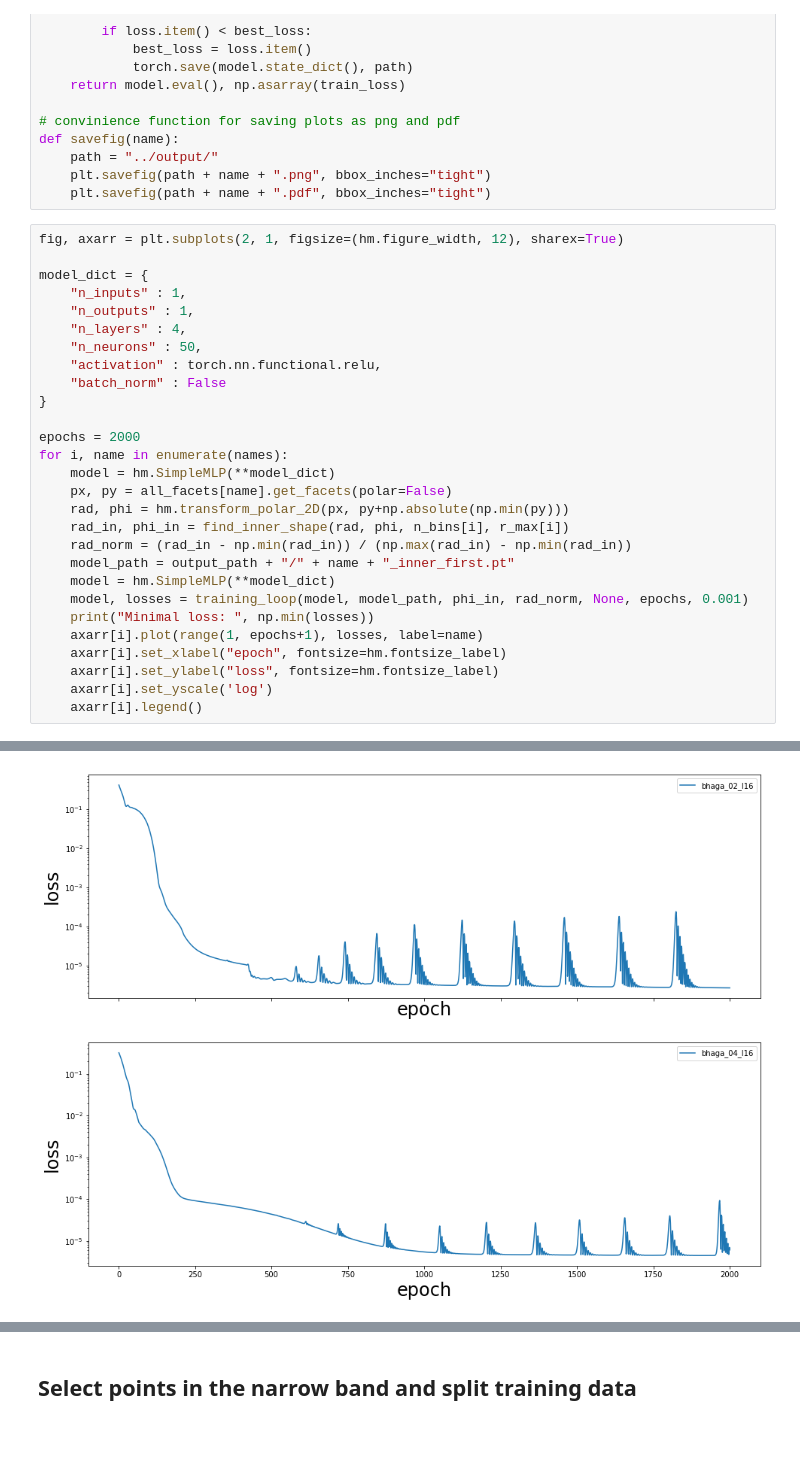
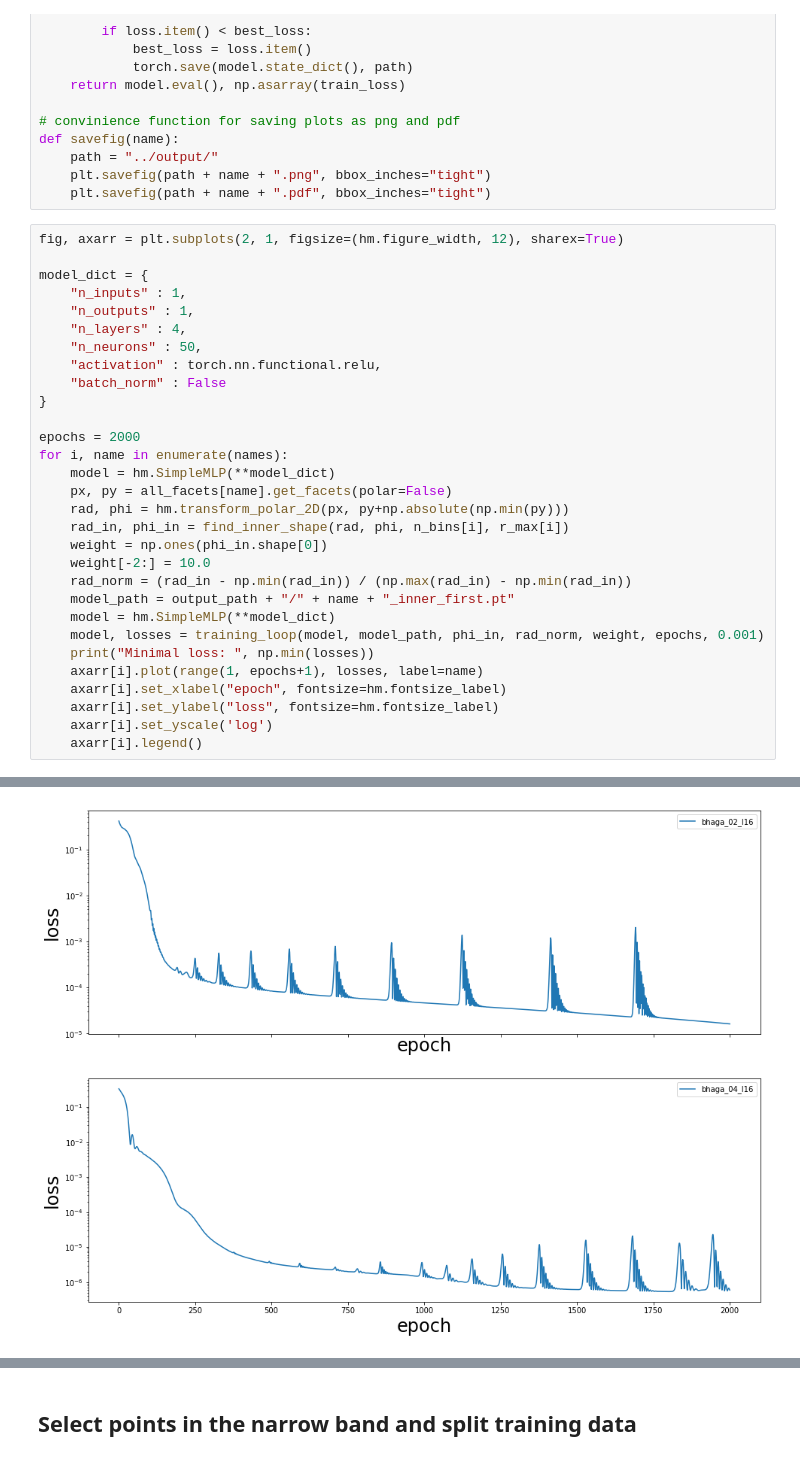
Before and after one commit to AndreWeiner/phd_notebooks, a Jupyter notebook: notebooks/basilisk_2D_shape_approximation_complex.ipynb, the cells around one changed output, grey strips where cells are left out. Saved outputs shown, nothing was run; the diff lists cells and outputs as text.

```diff
--- a/notebooks/basilisk_2D_shape_approximation_complex.ipynb
+++ b/notebooks/basilisk_2D_shape_approximation_complex.ipynb
@@ -215,10 +215,12 @@ for i, name in enumerate(names):
     px, py = all_facets[name].get_facets(polar=False)
     rad, phi = hm.transform_polar_2D(px, py+np.absolute(np.min(py)))
     rad_in, phi_in = find_inner_shape(rad, phi, n_bins[i], r_max[i])
+    weight = np.ones(phi_in.shape[0])
+    weight[-2:] = 10.0
     rad_norm = (rad_in - np.min(rad_in)) / (np.max(rad_in) - np.min(rad_in))
     model_path = output_path + "/" + name + "_inner_first.pt"
     model = hm.SimpleMLP(**model_dict)
-    model, losses = training_loop(model, model_path, phi_in, rad_norm, None, epochs, 0.001)
+    model, losses = training_loop(model, model_path, phi_in, rad_norm, weight, epochs, 0.001)
     print("Minimal loss: ", np.min(losses))
     axarr[i].plot(range(1, epochs+1), losses, label=name)
     axarr[i].set_xlabel("epoch", fontsize=hm.fontsize_label)
@@ -231,4 +233,4 @@ Minimal loss:  4.46655544634e-06
-[figure, old version]
+[figure, new version]
 # %%
 fig, axarr = plt.subplots(2, 1, figsize=(hm.figure_width, 12), sharex=True)
 
```
Also changed, not shown: parts of 10 cells of this notebook, 2 other files.
